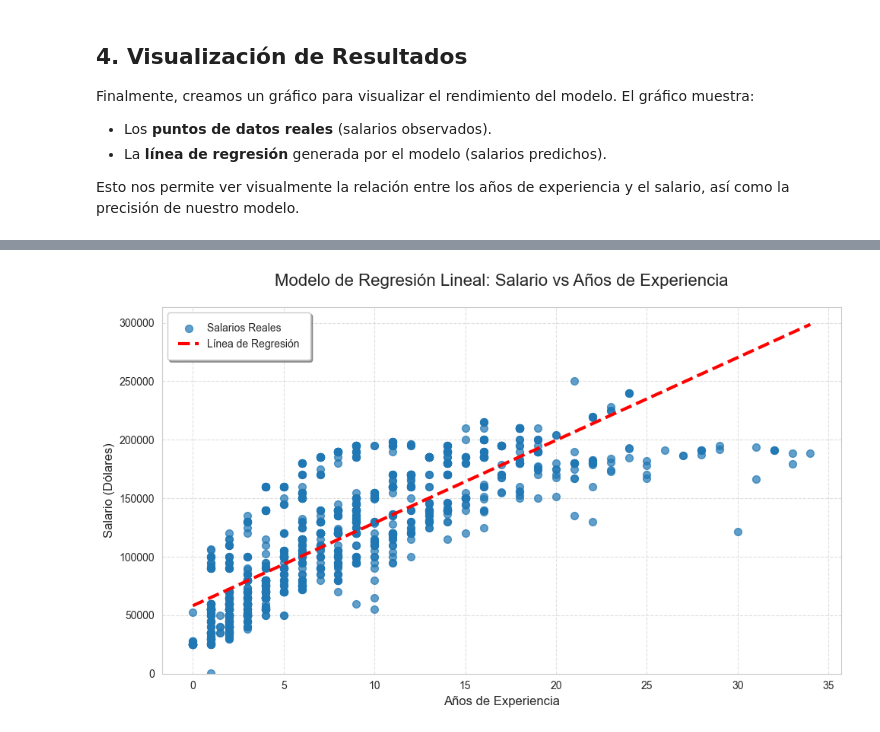
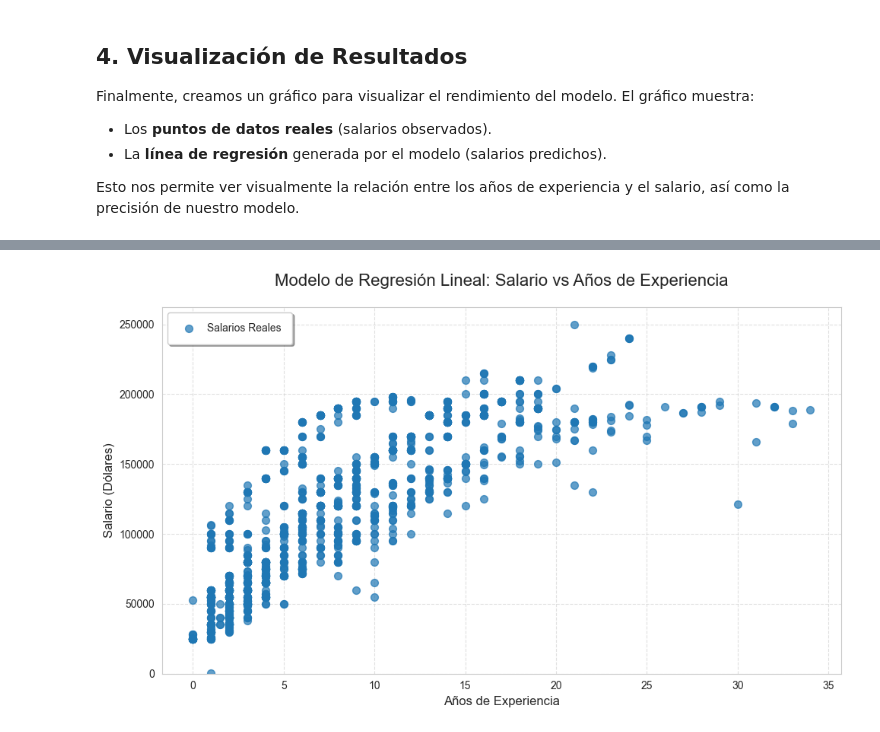
Before and after one commit to J-Lopez-IICG/DataSalaryKedro, a Jupyter notebook: notebooks/Data_Science.ipynb, the cells around one changed output, grey strips where cells are left out. Cells and saved outputs as stored; diff of their text form; code cells hidden in the pictures.

```diff
--- a/notebooks/Data_Science.ipynb
+++ b/notebooks/Data_Science.ipynb
@@ -9,13 +8,0 @@ Para asegurar que el notebook funcione dentro del contexto del proyecto Kedro, p
-# %%
-from pathlib import Path
-from kedro.framework.session import KedroSession
-from kedro.framework.startup import bootstrap_project
-
-# Asume que tu notebook está en la carpeta 'notebooks'.
-# Si está en otro lugar, ajusta la ruta a la raíz del proyecto.
-project_path = Path.cwd().parent
-
-bootstrap_project(project_path)
-with KedroSession.create(project_path) as session:
-    context = session.load_context()
-    catalog = context.catalog # Ahora también tienes acceso directo al catálogo
@@ -126,10 +137,10 @@ plt.figure(figsize=(10, 6))
 plt.scatter(X_test, y_test, color='#1f77b4', s=50, alpha=0.7, label='Salarios Reales')
 
 # 2. Dibuja la línea de regresión (predicciones del modelo)
-x_range = np.linspace(X.min(), X.max(), 100).reshape(-1, 1)
+x_min_val = X[features[0]].min()
+x_max_val = X[features[0]].max()
+x_range = np.linspace(x_min_val, x_max_val, 100).reshape(-1, 1)
 y_line = regressor.predict(x_range)
-
-plt.plot(x_range, y_line, color='red', linewidth=3, linestyle='--', label='Línea de Regresión')
 
 # --- Añade títulos y etiquetas para que el gráfico sea claro ---
 plt.title('Modelo de Regresión Lineal: Salario vs Años de Experiencia', fontsize=16, pad=20)
@@ -153,3 +164,3 @@ plt.show()
                                warnings.warn(
 [interactive output not drawn]
-[figure, old version]
+[figure, new version]
```
Also changed, not shown: parts of 5 cells of this notebook.
